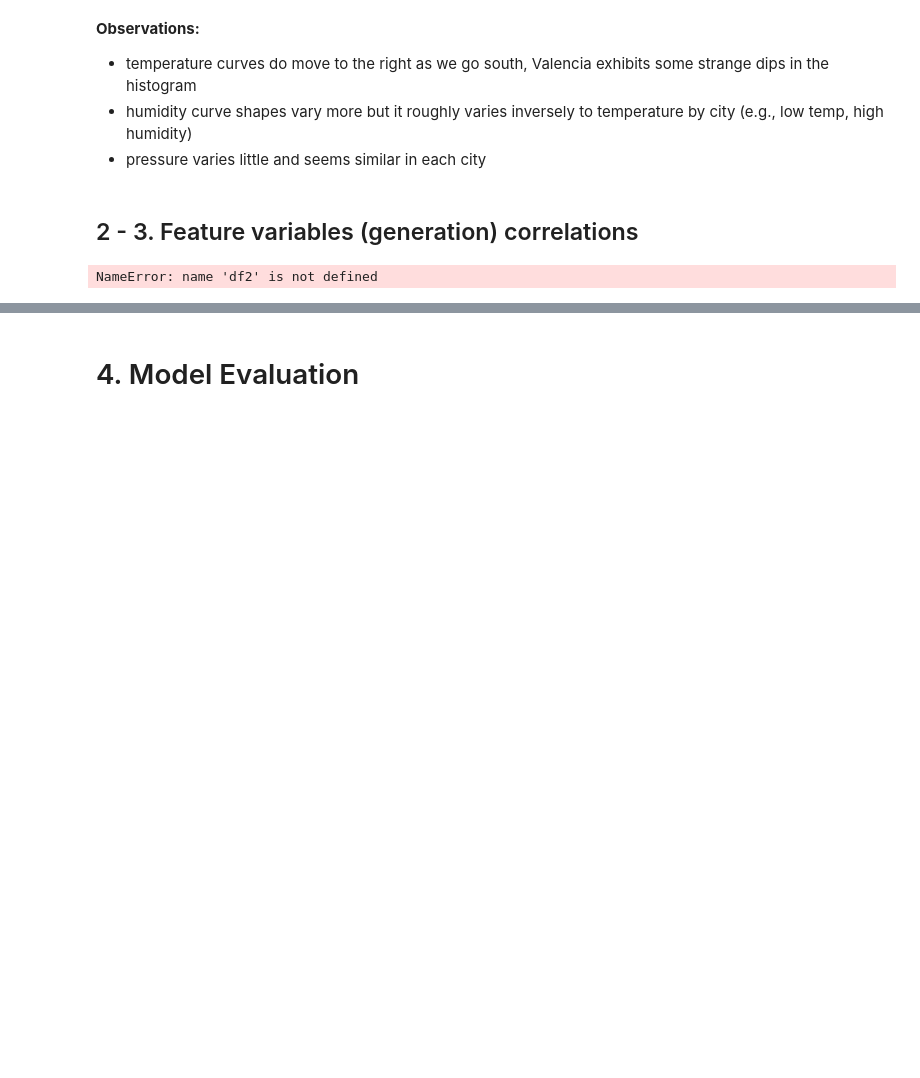
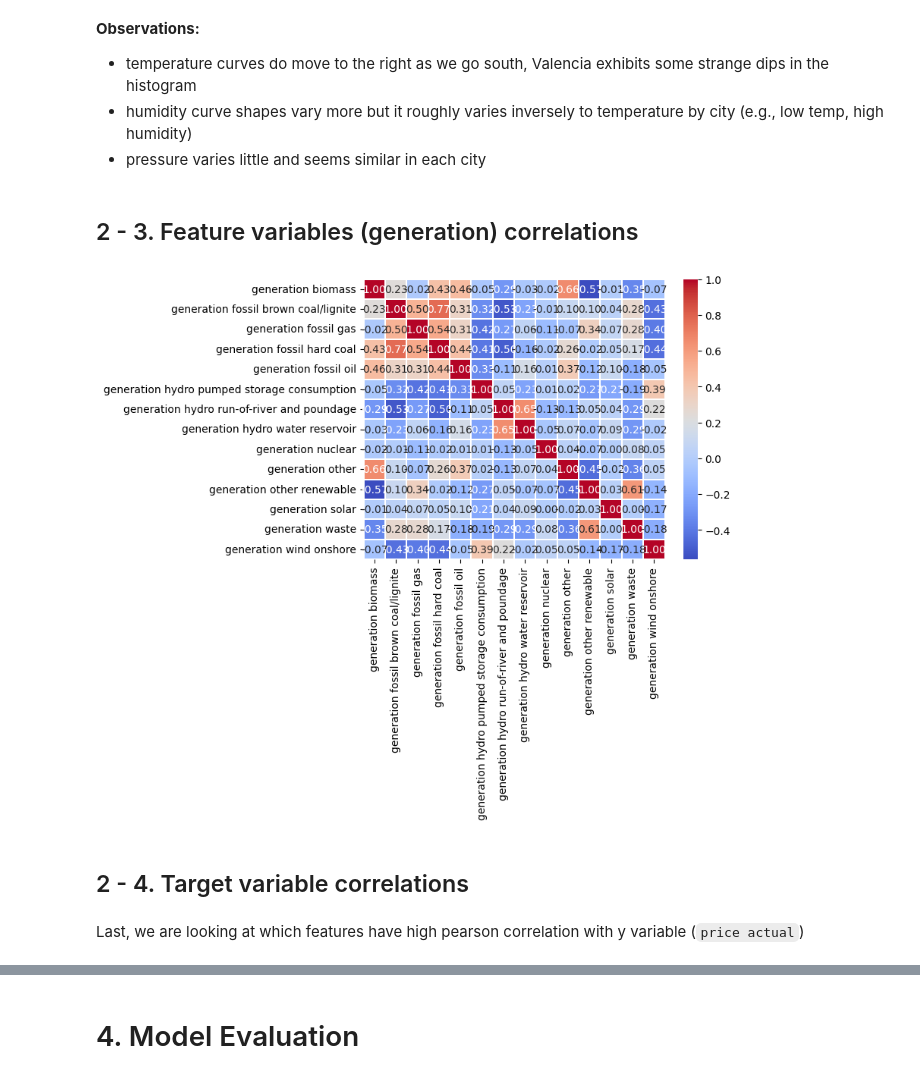
Before and after one commit to MDS-Mountain-Club/MDS_ML_Project, a Jupyter notebook: Group Write-Up (Mountain Club).ipynb, the cells around one changed output, grey strips where cells are left out. Cells and saved outputs as stored; diff of their text form; code cells hidden in the pictures; blank space fills up the shorter version.

```diff
--- a/Group Write-Up (Mountain Club).ipynb
+++ b/Group Write-Up (Mountain Club).ipynb
@@ -79,11 +84,16 @@ plt.show()
 ## 2 - 3. Feature variables (generation) correlations
 # %%
 # Calculate correlations
+df2 = df.copy()
 generation_cols = [col for col in df2.columns if 'generation' in col]
 df2_generation_corr = df2[generation_cols].corr(method='pearson')
 
 # Plot heatmap
 sns.heatmap(df2_generation_corr, annot=True, cmap='coolwarm', fmt=".2f", linewidths=0.3)
 plt.rcParams['font.size'] = 6
 # %% [output]
-NameError: name 'df2' is not defined
+[figure, added]
+# %% [markdown]
+## 2 - 4. Target variable correlations
+# %% [markdown]
+Last, we are looking at which features have high pearson correlation with y variable (`price actual`)
```
Also changed, not shown: parts of 29 cells of this notebook.
